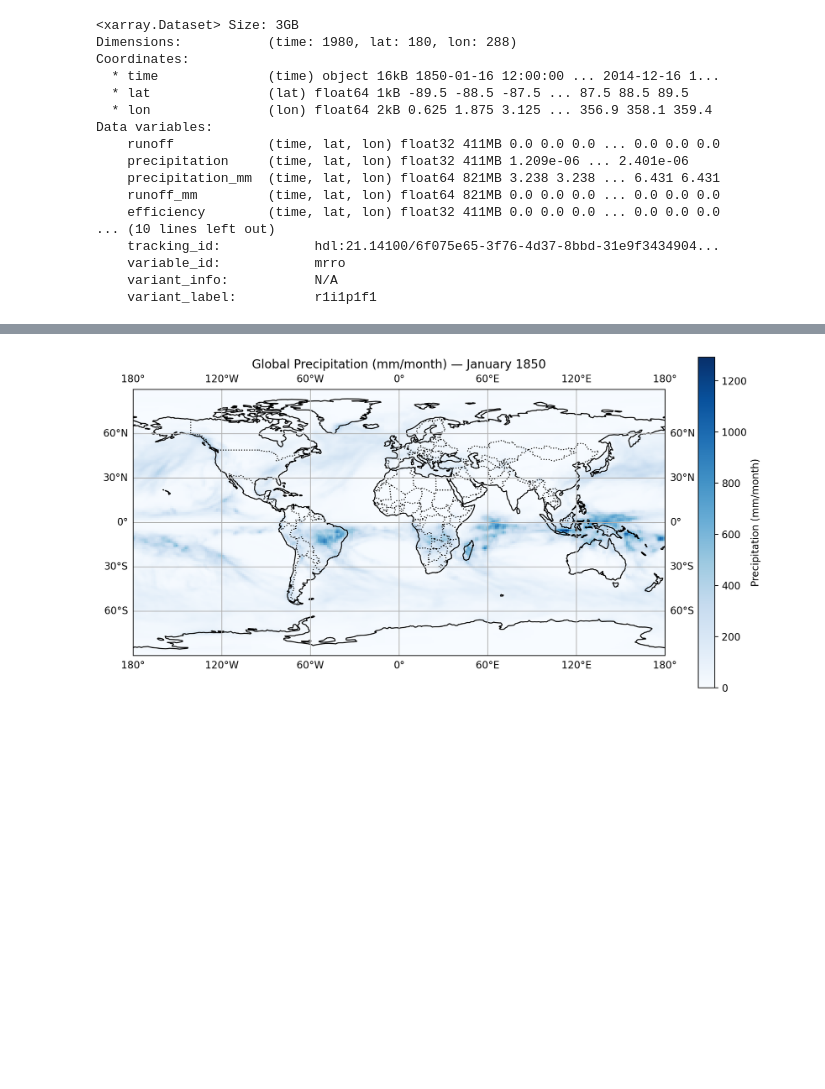
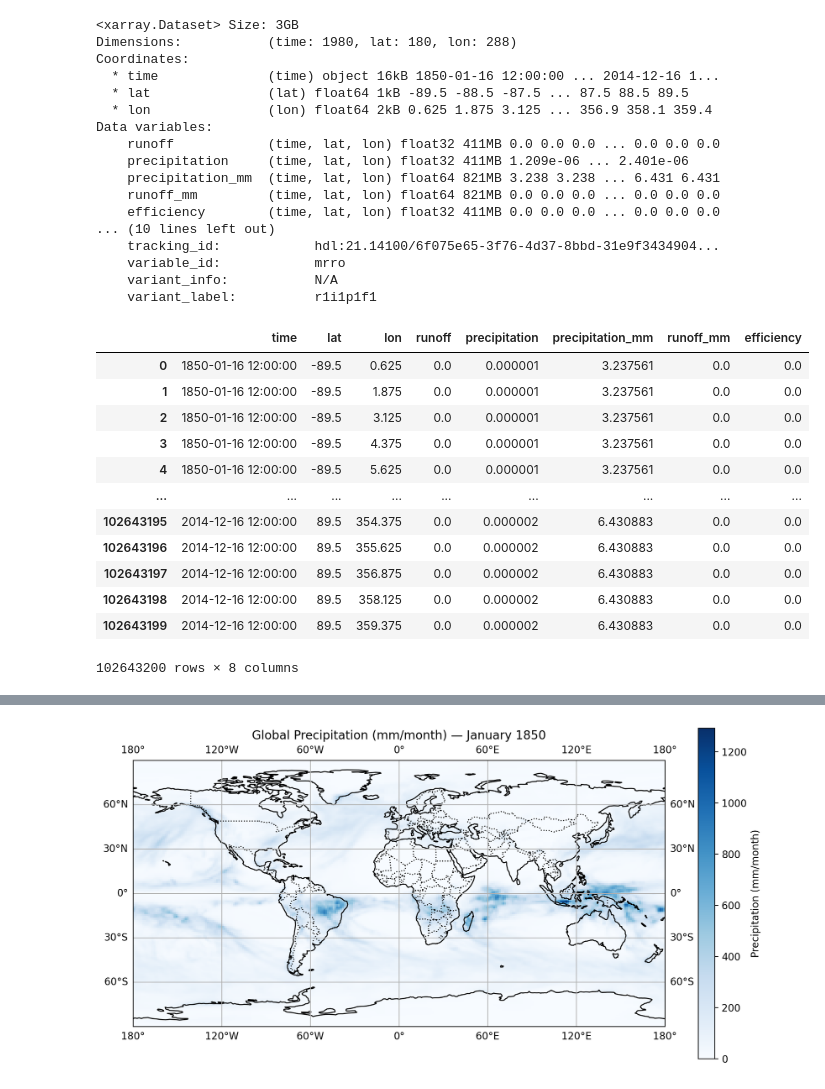
Before and after one commit to jeremyjcheng/106_project3, a Jupyter notebook: eda.ipynb, the cells around one changed output, grey strips where cells are left out. Cells and saved outputs as stored; diff of their text form; code cells hidden in the pictures; blank space fills up the shorter version.

```diff
--- a/eda.ipynb
+++ b/eda.ipynb
@@ -106,0 +105,19 @@ Data variables:
+# %%
+ds['time'] = ds.indexes['time'].to_datetimeindex()
+# %%
+df = ds.to_dataframe().reset_index()
+df
+# %% [output]
+|  | time | lat | lon | runoff | precipitation | precipitation_mm | runoff_mm | efficiency |
+| 0 | 1850-01-16 12:00:00 | -89.5 | 0.625 | 0.0 | 0.000001 | 3.237561 | 0.0 | 0.0 |
+| 1 | 1850-01-16 12:00:00 | -89.5 | 1.875 | 0.0 | 0.000001 | 3.237561 | 0.0 | 0.0 |
+| 2 | 1850-01-16 12:00:00 | -89.5 | 3.125 | 0.0 | 0.000001 | 3.237561 | 0.0 | 0.0 |
+| 3 | 1850-01-16 12:00:00 | -89.5 | 4.375 | 0.0 | 0.000001 | 3.237561 | 0.0 | 0.0 |
+| 4 | 1850-01-16 12:00:00 | -89.5 | 5.625 | 0.0 | 0.000001 | 3.237561 | 0.0 | 0.0 |
+| ... | ... | ... | ... | ... | ... | ... | ... | ... |
+| 102643195 | 2014-12-16 12:00:00 | 89.5 | 354.375 | 0.0 | 0.000002 | 6.430883 | 0.0 | 0.0 |
+| 102643196 | 2014-12-16 12:00:00 | 89.5 | 355.625 | 0.0 | 0.000002 | 6.430883 | 0.0 | 0.0 |
+| 102643197 | 2014-12-16 12:00:00 | 89.5 | 356.875 | 0.0 | 0.000002 | 6.430883 | 0.0 | 0.0 |
+| 102643198 | 2014-12-16 12:00:00 | 89.5 | 358.125 | 0.0 | 0.000002 | 6.430883 | 0.0 | 0.0 |
+| 102643199 | 2014-12-16 12:00:00 | 89.5 | 359.375 | 0.0 | 0.000002 | 6.430883 | 0.0 | 0.0 |
+102643200 rows × 8 columns
```
Also changed, not shown: parts of 4 cells of this notebook.
